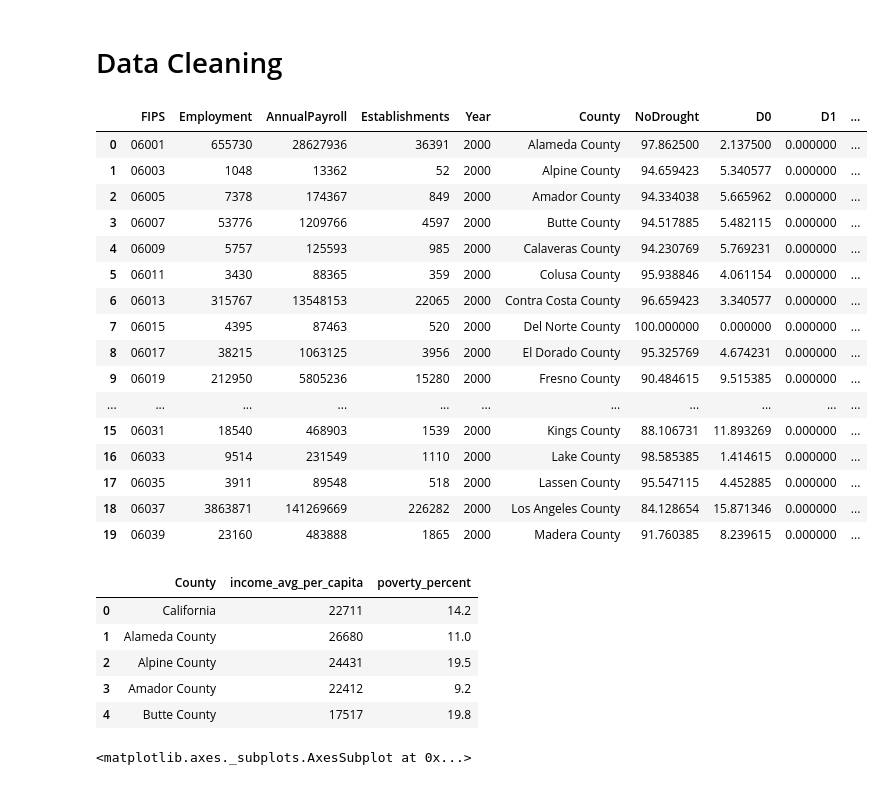
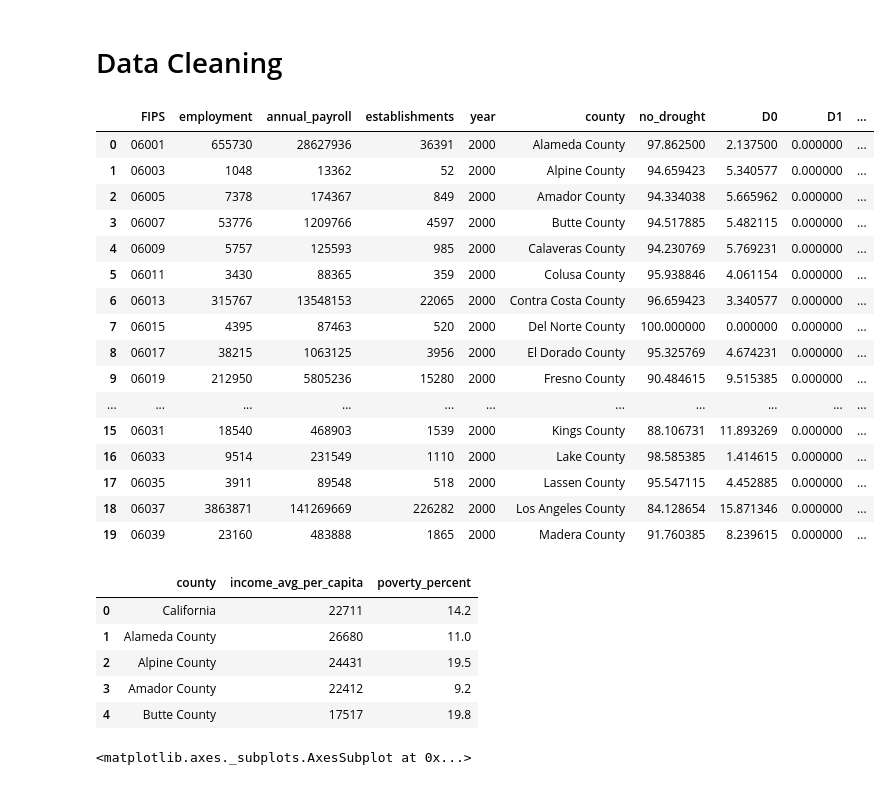
Before and after one commit to jacobmoul/COGS108_Repo, a Jupyter notebook: Final Project/FinalProject.ipynb, the cells around one changed output. Saved outputs shown, nothing was run; the diff lists cells and outputs as text; code cells hidden in the pictures.

Commit message:
variable names cleaned, comments added

```diff
--- a/Final Project/FinalProject.ipynb
+++ b/Final Project/FinalProject.ipynb
@@ -141,8 +157,8 @@ for df in cbp_data:
     simplified_cbp_data.append(df)
 # %%
 cbp_final = pd.concat(simplified_cbp_data).reset_index(drop=True)
-cbp_final = cbp_final.rename(columns={'fips': 'FIPS', 'emp': 'Employment', 'ap': 'AnnualPayroll',
-                                      'est': 'Establishments', 'year': 'Year'})
+cbp_final = cbp_final.rename(columns={'fips': 'FIPS', 'emp': 'employment', 'ap': 'annual_payroll',
+                                      'est': 'establishments'})
 # %%
 ### Import and Wrangle Drought Data
 
@@ -171,7 +187,7 @@ for df in drought_data:
     simplified_drought_data.append(by_year)
 # %%
 drought_final = pd.concat(simplified_drought_data)
-drought_final = drought_final.rename(columns={'None': 'NoDrought'})
+drought_final = drought_final.rename(columns={'None': 'no_drought', 'County': 'county', 'Year': 'year'})
 # %%
 ### Import and Wrangle Unemployment Data
 
@@ -184,15 +200,15 @@ unemploy = unemploy[(unemploy['Area Type'] == 'County') & (unemploy['Year'] < 20
 unemploy = unemploy[['Area Name', 'Year', 'Unemployment Rate']].reset_index(drop=True)
 
 # rename columns for merging
-unemploy = unemploy.rename(columns={'Area Name': 'County', 'Unemployment Rate': 'Unemployment'})
+unemploy = unemploy.rename(columns={'Area Name': 'county', 'Unemployment Rate': 'unemployment', 'Year': 'year'})
 # %%
 ### Merge Data Sets
 
-first_merge = pd.merge(left=cbp_final, right=drought_final, left_on=['FIPS', 'Year'], right_on=['FIPS', 'Year'], how='outer')
-project_df = pd.merge(left=first_merge, right=unemploy, left_on=['County', 'Year'], right_on=['County', 'Year'])
+first_merge = pd.merge(left=cbp_final, right=drought_final, left_on=['FIPS', 'year'], right_on=['FIPS', 'year'], how='outer')
+project_df = pd.merge(left=first_merge, right=unemploy, left_on=['county', 'year'], right_on=['county', 'year'])
 project_df.head(20)
 # %% [output]
-|  | FIPS | Employment | AnnualPayroll | Establishments | Year | County | NoDrought | D0 | D1 | ... |
+|  | FIPS | employment | annual_payroll | establishments | year | county | no_drought | D0 | D1 | ... |
 | 0 | 06001 | 655730 | 28627936 | 36391 | 2000 | Alameda County | 97.862500 | 2.137500 | 0.000000 | ... |
 | 1 | 06003 | 1048 | 13362 | 52 | 2000 | Alpine County | 94.659423 | 5.340577 | 0.000000 | ... |
 | 2 | 06005 | 7378 | 174367 | 849 | 2000 | Amador County | 94.334038 | 5.665962 | 0.000000 | ... |
@@ -212,12 +228,12 @@ project_df.head(20)
 # %%
 income = pd.read_csv('Data/income_by_county_1999.csv', header=1)
 income = income.iloc[:, 6:]
-income = income.rename(columns={income.columns[0]: 'County', \
+income = income.rename(columns={income.columns[0]: 'county', \
                                           income.columns[1]: 'income_avg_per_capita',
                                           income.columns[2]: 'poverty_percent'})
 income.head()
 # %% [output]
-|  | County | income_avg_per_capita | poverty_percent |
+|  | county | income_avg_per_capita | poverty_percent |
 | 0 | California | 22711 | 14.2 |
 | 1 | Alameda County | 26680 | 11.0 |
 | 2 | Alpine County | 24431 | 19.5 |
```
Also changed, not shown: parts of 11 cells of this notebook.
